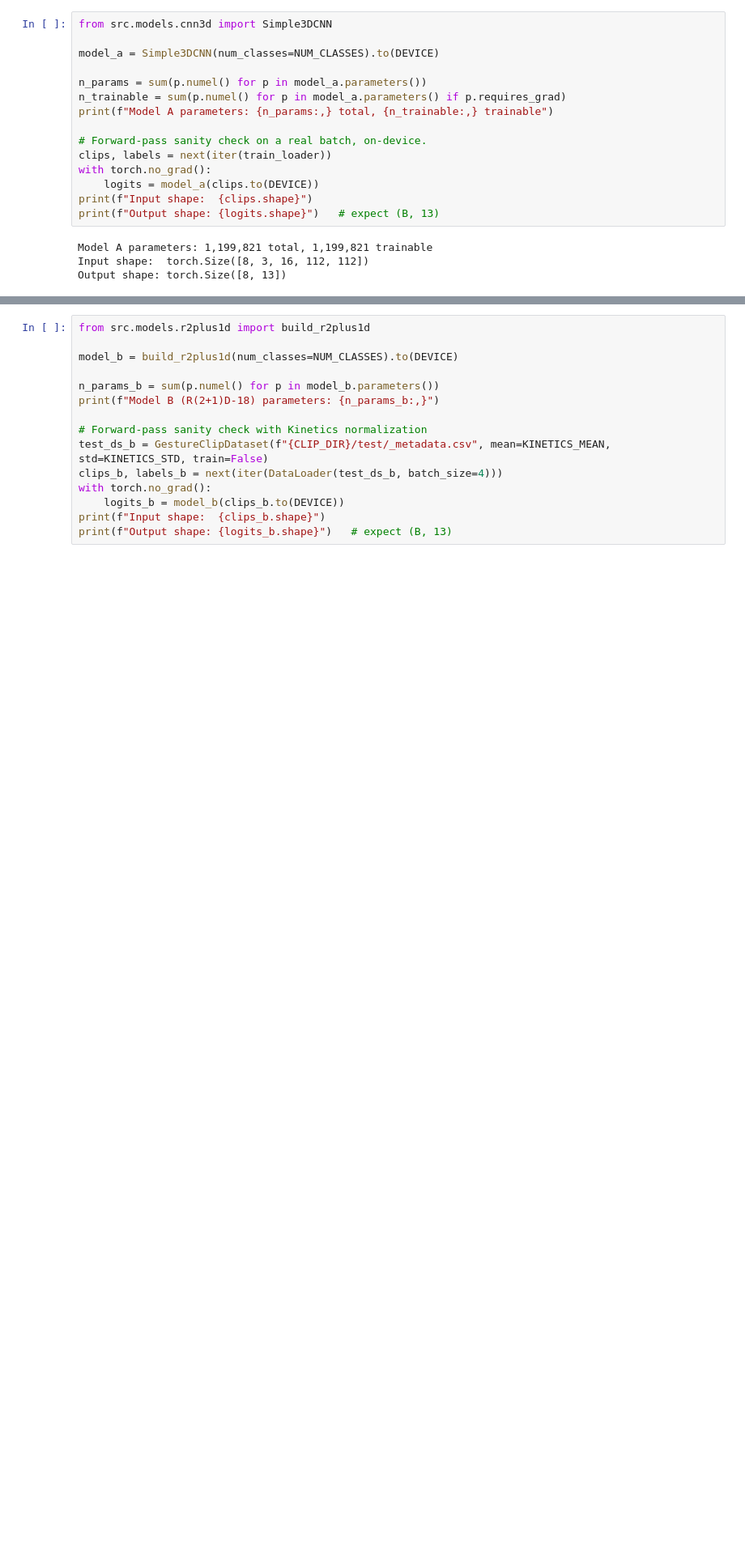
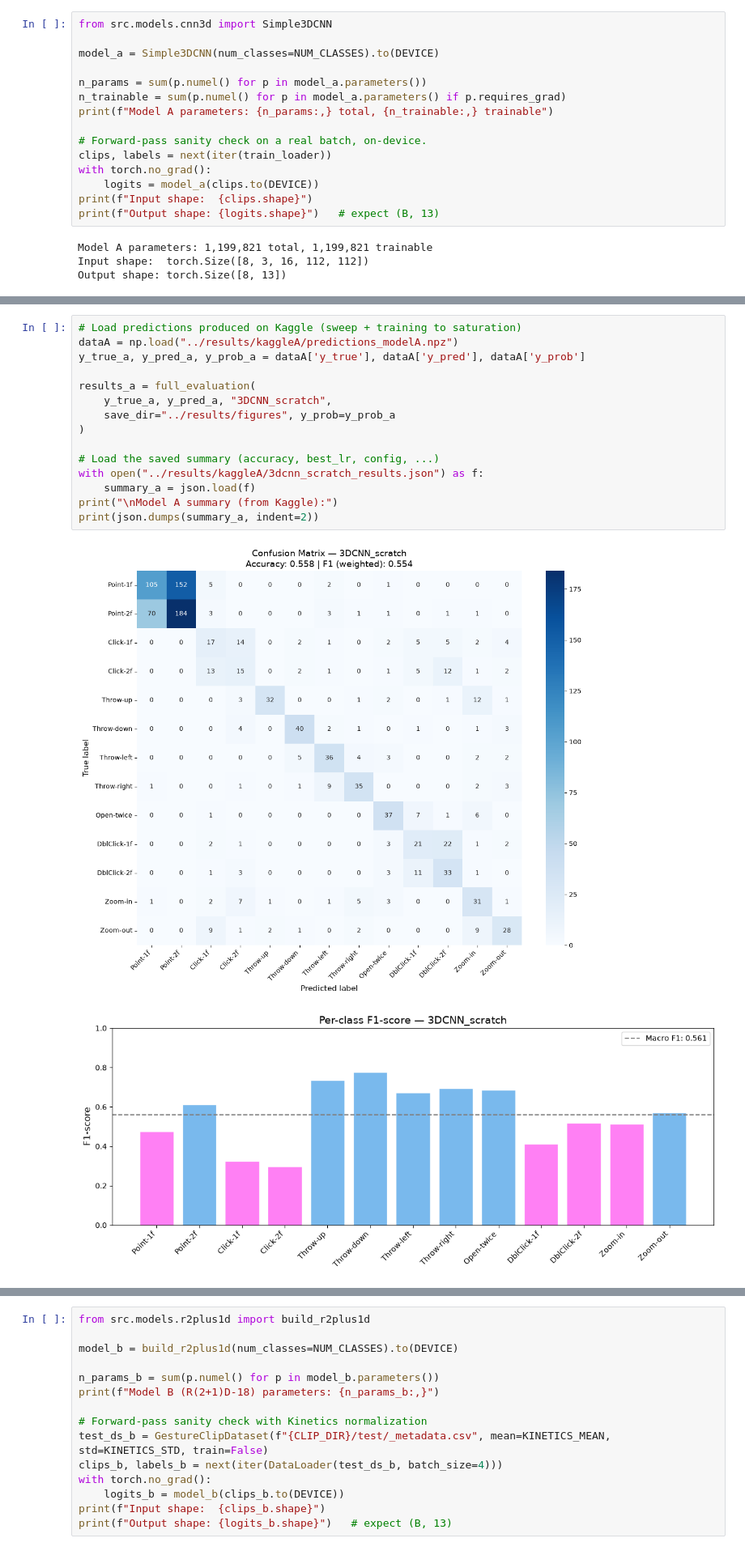
Before and after one commit to lanamatic/video-hand-gesture-recognition, a Jupyter notebook: notebooks/06_3dcnn_models.ipynb, the cells around one changed output, grey strips where cells are left out. Shown at 81% size. Cells and saved outputs as stored; diff of their text form; blank space fills up the shorter version.

```diff
--- a/notebooks/06_3dcnn_models.ipynb
+++ b/notebooks/06_3dcnn_models.ipynb
@@ -365,0 +174,18 @@ Inference: 9.80 ± 6.42 ms  (102.0 FPS)
+# %%
+# Load predictions produced on Kaggle (sweep + training to saturation)
+dataA = np.load("../results/kaggleA/predictions_modelA.npz")
+y_true_a, y_pred_a, y_prob_a = dataA['y_true'], dataA['y_pred'], dataA['y_prob']
+
+results_a = full_evaluation(
+    y_true_a, y_pred_a, "3DCNN_scratch",
+    save_dir="../results/figures", y_prob=y_prob_a
+)
+
+# Load the saved summary (accuracy, best_lr, config, ...)
+with open("../results/kaggleA/3dcnn_scratch_results.json") as f:
+    summary_a = json.load(f)
+print("\nModel A summary (from Kaggle):")
+print(json.dumps(summary_a, indent=2))
+# %% [output]
+[figure, added]
+[figure, added]
```
Also changed, not shown: parts of 40 cells of this notebook, 28 other files.
